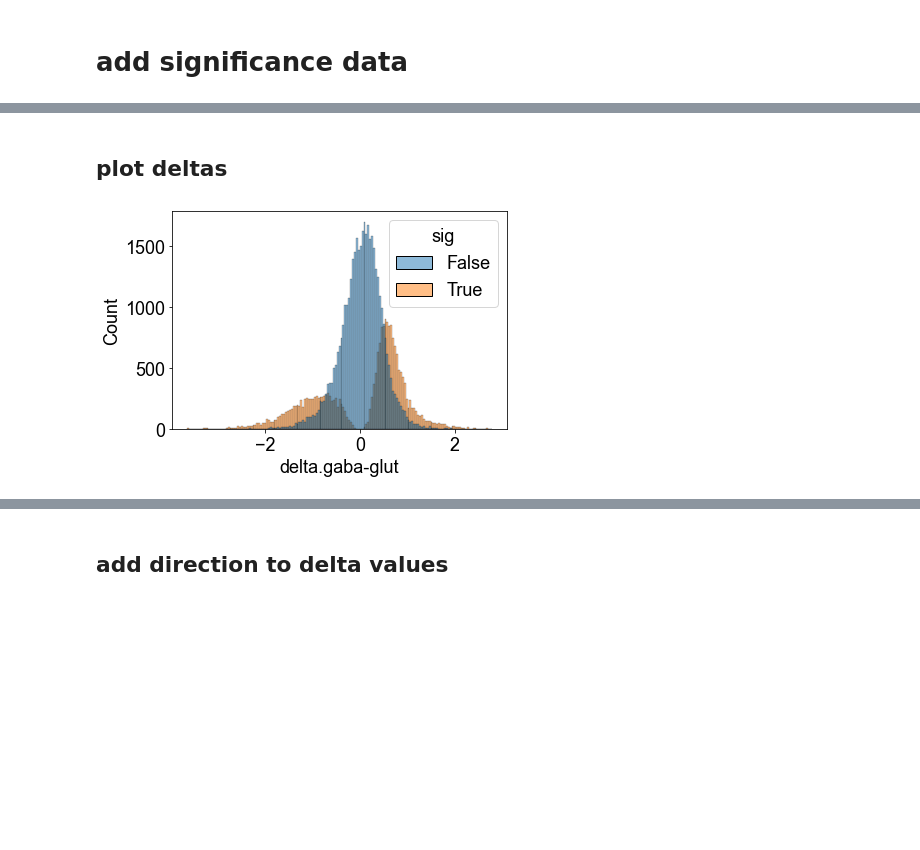
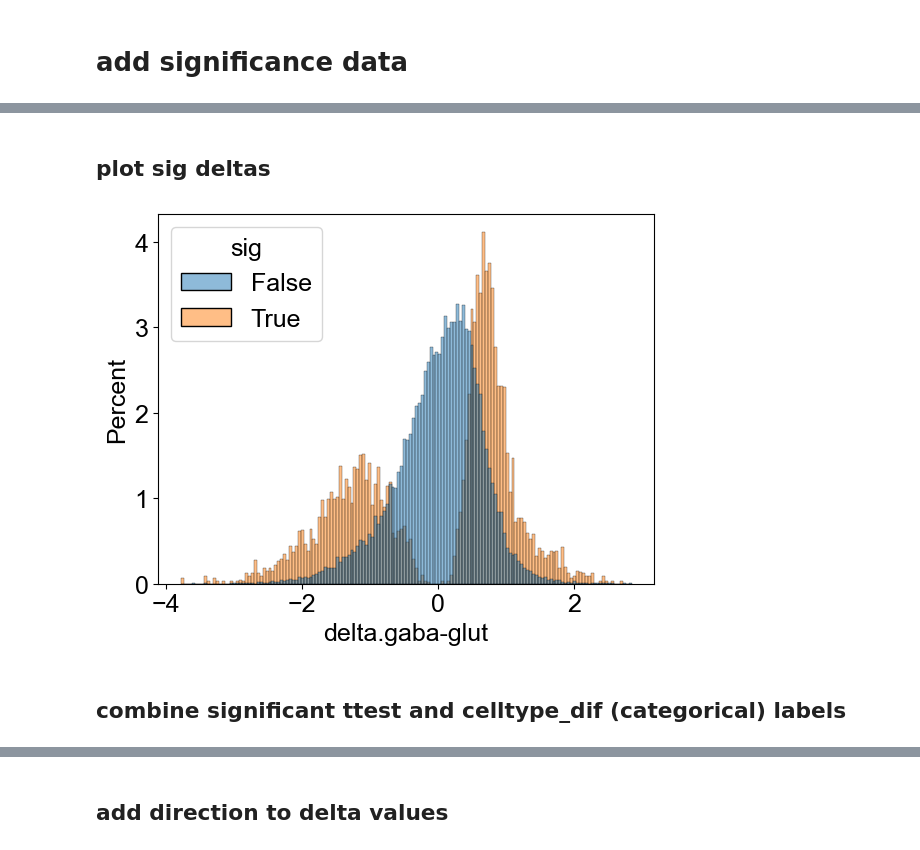
Before and after one commit to slifong08/wynton_git, a Jupyter notebook: other_analyses/for-chengyu_richa/bin/local/5.nominate.elements.ipynb, the cells around one changed output, grey strips where cells are left out. Saved outputs shown, nothing was run; the diff lists cells and outputs as text; code cells hidden in the pictures; blank space fills up the shorter version.

```diff
--- a/other_analyses/for-chengyu_richa/bin/local/5.nominate.elements.ipynb
+++ b/other_analyses/for-chengyu_richa/bin/local/5.nominate.elements.ipynb
@@ -141,7 +195,8 @@ enh.head()
 # %% [markdown]
 # add MPRA
 # %%
-enh = pd.merge(enh, mpra).drop_duplicates()
-
-mpra.head()
+enh = pd.merge(enh, mpra, how="left", left_on="name",
+               right_on="name").drop_duplicates()
+print(enh.shape)
+enh.head()
 # %% [output]
@@ -154,2 +211,4 @@ mpra.head()
 # %%
-enh = pd.merge(enh, delta).drop_duplicates()
+enh = pd.merge(enh, delta, how="left", left_on ="name", right_on="name").drop_duplicates()
+
+enh.shape
@@ -158,10 +216,0 @@ enh = pd.merge(enh, delta).drop_duplicates()
-# %%
-# add enhancer coordinate information
-enh[["start.tile", "end.tile"]] = enh[["start.tile", "end.tile"]].astype(int)
-
-enh = pd.merge(enh, merge,
-               left_on=["#chr", "start.tile", "end.tile", "coor"],
-               right_on=["#chr", "start.tile", "end.tile", "coor"])
-enh = enh.sort_values(by=["#chr", "start.tile", "end.tile"])
-
-enh.head()
@@ -197,6 +258,6 @@ sig_reps.sample(n=3)
 # %%
-enh= pd.merge(enh, sig_reps).drop_duplicates()
-enh["sig"] = enh["pval"].apply(lambda x: True if x<0.05 else False)
+enh= pd.merge(enh, sig_reps, how="left").drop_duplicates()
+enh["sig"] = enh["fdr"].apply(lambda x: True if x<0.05 else False)
 
 enh["gaba"] = enh[["gaba_1", "gaba_2", "gaba_3"]].mean(axis=1)
 
@@ -214,8 +275,10 @@ enh.head()
 # %% [markdown]
-## plot deltas
+## plot sig deltas
 # %%
-sns.histplot(x="delta.gaba-glut", data=enh, hue="sig")
-out = os.path.join(PATH, "enh_maps", "delta.distribution.pdf")
+sns.histplot(x="delta.gaba-glut", data=enh, hue="sig", stat="percent", common_norm=False)
+out = os.path.join(RE, "delta.dist.sig.only.pdf")
 plt.savefig(out, bbox_inches='tight')
 # %% [output]
-[figure, old version]
+[figure, new version]
+# %% [markdown]
+## combine significant ttest and celltype_dif (categorical) labels
```
Also changed, not shown: parts of 138 cells of this notebook, 7 other files.
